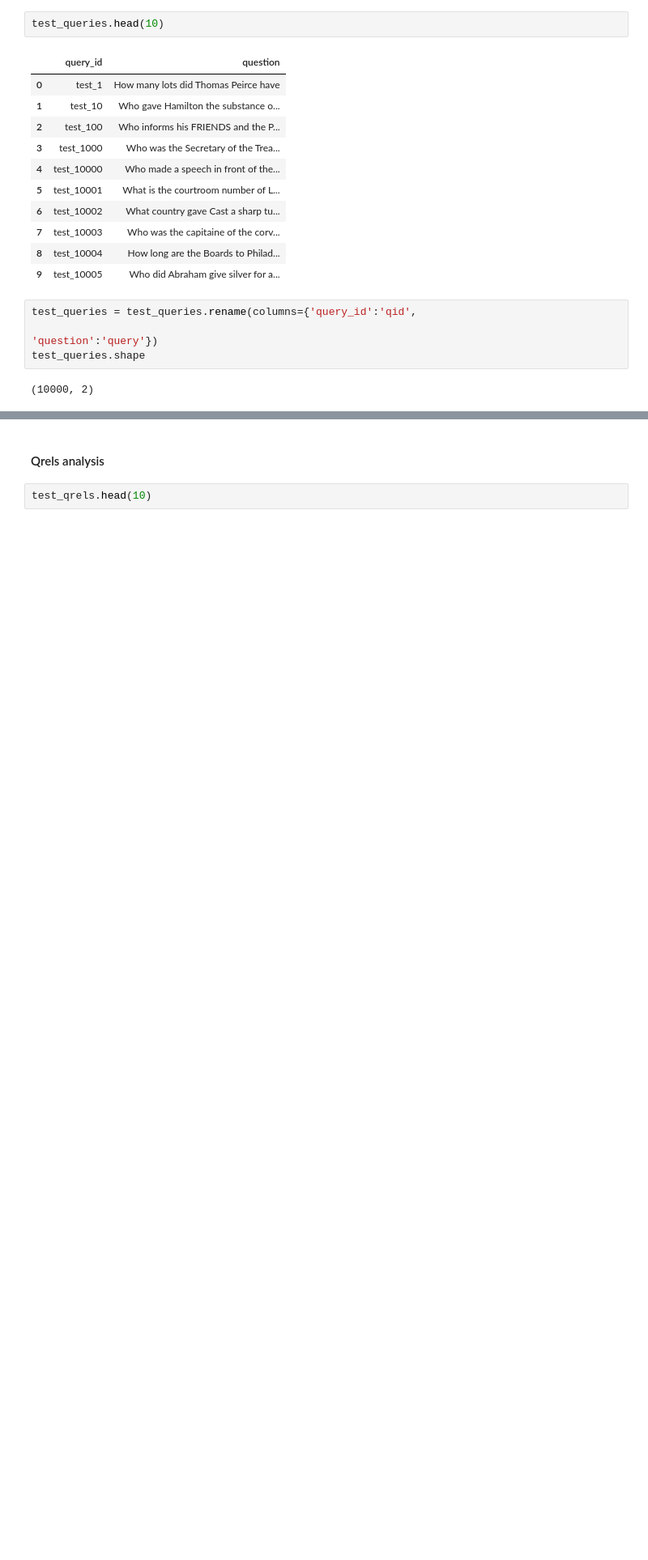
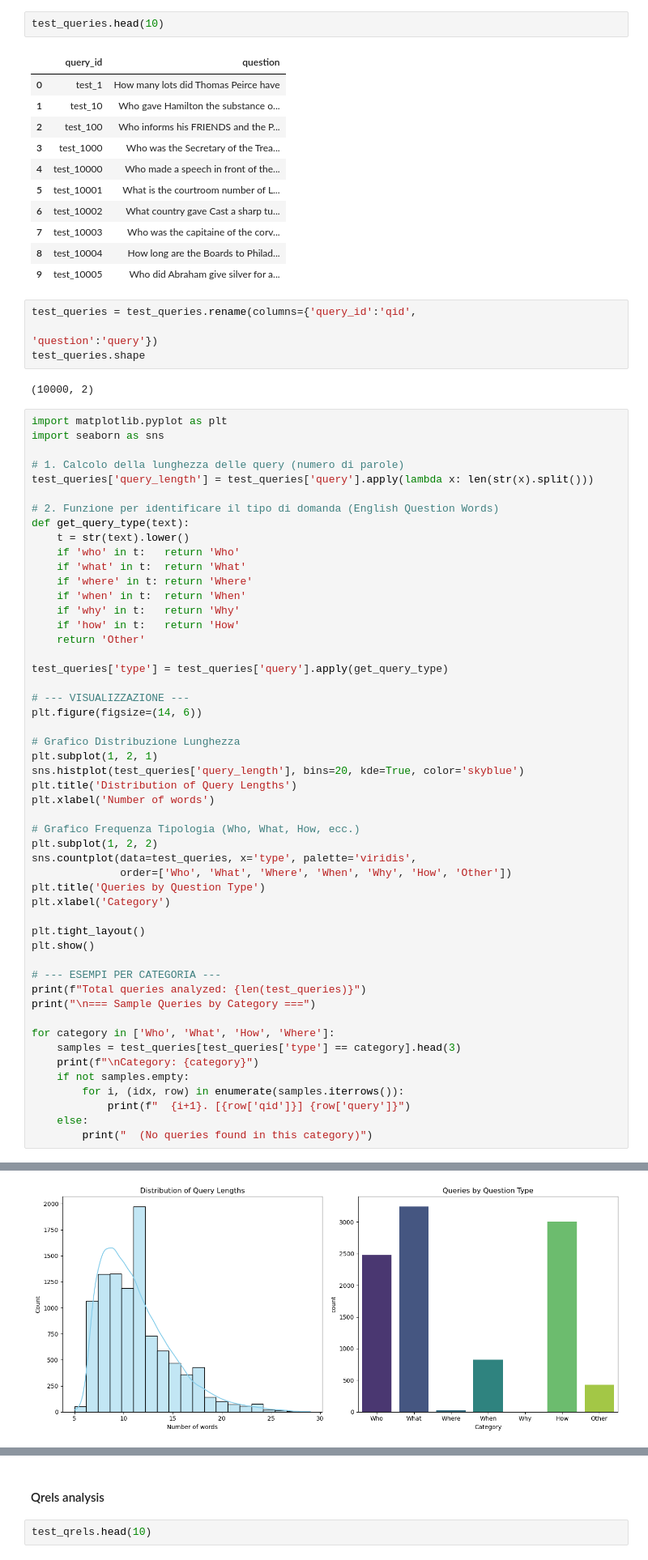
Before and after one commit to gpinelli/HistoricalNews_InformationRetrievalProject, a Jupyter notebook: Historical_News_Question_Answering2.ipynb, the cells around one changed output, grey strips where cells are left out. Shown at 81% size. Cells and saved outputs as stored; diff of their text form; blank space fills up the shorter version.

```diff
--- a/Historical_News_Question_Answering2.ipynb
+++ b/Historical_News_Question_Answering2.ipynb
@@ -889,3 +893,55 @@ test_queries = test_queries.rename(columns={'query_id':'qid',
 test_queries.shape
 # %% [output]
 (10000, 2)
+# %%
+import matplotlib.pyplot as plt
+import seaborn as sns
+
+# 1. Calcolo della lunghezza delle query (numero di parole)
+test_queries['query_length'] = test_queries['query'].apply(lambda x: len(str(x).split()))
+
+# 2. Funzione per identificare il tipo di domanda (English Question Words)
+def get_query_type(text):
+    t = str(text).lower()
+    if 'who' in t:   return 'Who'
+    if 'what' in t:  return 'What'
+    if 'where' in t: return 'Where'
+    if 'when' in t:  return 'When'
+    if 'why' in t:   return 'Why'
+    if 'how' in t:   return 'How'
+    return 'Other'
+
+test_queries['type'] = test_queries['query'].apply(get_query_type)
+
+# --- VISUALIZZAZIONE ---
+plt.figure(figsize=(14, 6))
+
+# Grafico Distribuzione Lunghezza
+plt.subplot(1, 2, 1)
+sns.histplot(test_queries['query_length'], bins=20, kde=True, color='skyblue')
+plt.title('Distribution of Query Lengths')
+plt.xlabel('Number of words')
+
+# Grafico Frequenza Tipologia (Who, What, How, ecc.)
+plt.subplot(1, 2, 2)
+sns.countplot(data=test_queries, x='type', palette='viridis',
+              order=['Who', 'What', 'Where', 'When', 'Why', 'How', 'Other'])
+plt.title('Queries by Question Type')
+plt.xlabel('Category')
+
+plt.tight_layout()
+plt.show()
+
+# --- ESEMPI PER CATEGORIA ---
+print(f"Total queries analyzed: {len(test_queries)}")
+print("\n=== Sample Queries by Category ===")
+
+for category in ['Who', 'What', 'How', 'Where']:
+    samples = test_queries[test_queries['type'] == category].head(3)
+    print(f"\nCategory: {category}")
+    if not samples.empty:
+        for i, (idx, row) in enumerate(samples.iterrows()):
+            print(f"  {i+1}. [{row['qid']}] {row['query']}")
+    else:
+        print("  (No queries found in this category)")
+# %% [output]
@@ -891,0 +951 @@ test_queries.shape
+[figure, added]
```
Also changed, not shown: parts of 86 cells of this notebook.
